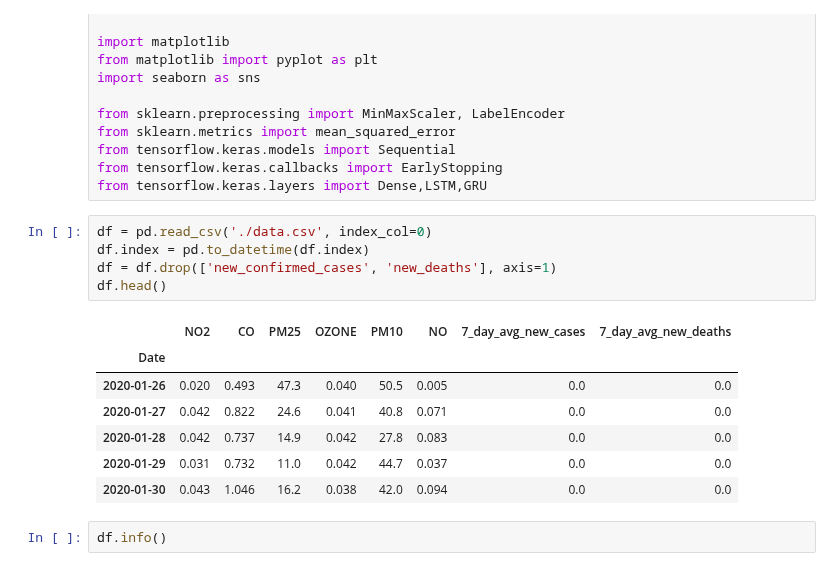
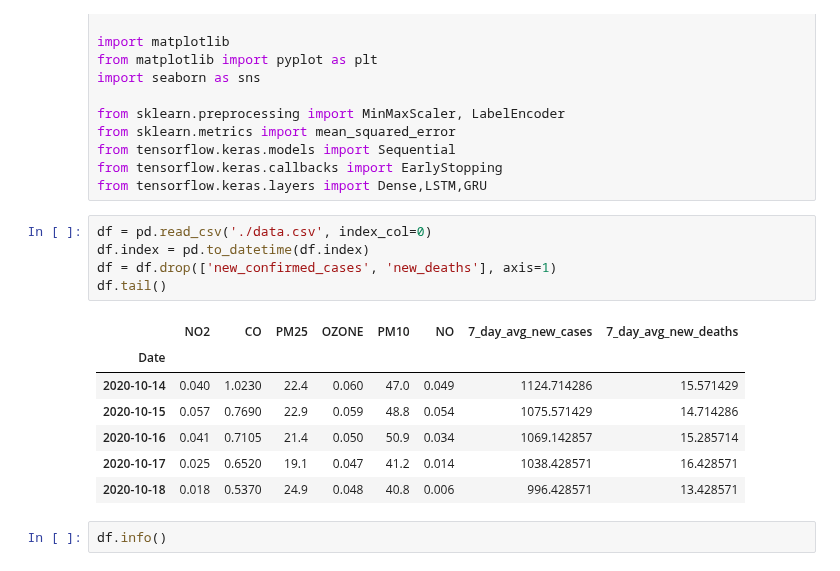
Before and after one commit to kevinmarlis/air-pollution-and-health, a Jupyter notebook: Covid/Combined LSTM w Multiple Input Days.ipynb, the cells around one changed output. Saved outputs shown, nothing was run; the diff lists cells and outputs as text.

```diff
--- a/Covid/Combined LSTM w Multiple Input Days.ipynb
+++ b/Covid/Combined LSTM w Multiple Input Days.ipynb
@@ -15,16 +15,16 @@ from tensorflow.keras.layers import Dense,LSTM,GRU
 # %%
 df = pd.read_csv('./data.csv', index_col=0)
 df.index = pd.to_datetime(df.index)
 df = df.drop(['new_confirmed_cases', 'new_deaths'], axis=1)
-df.head()
+df.tail()
 # %% [output]
 |  | NO2 | CO | PM25 | OZONE | PM10 | NO | 7_day_avg_new_cases | 7_day_avg_new_deaths |
 | Date |  |  |  |  |  |  |  |  |
-| 2020-01-26 | 0.020 | 0.493 | 47.3 | 0.040 | 50.5 | 0.005 | 0.0 | 0.0 |
-| 2020-01-27 | 0.042 | 0.822 | 24.6 | 0.041 | 40.8 | 0.071 | 0.0 | 0.0 |
-| 2020-01-28 | 0.042 | 0.737 | 14.9 | 0.042 | 27.8 | 0.083 | 0.0 | 0.0 |
-| 2020-01-29 | 0.031 | 0.732 | 11.0 | 0.042 | 44.7 | 0.037 | 0.0 | 0.0 |
-| 2020-01-30 | 0.043 | 1.046 | 16.2 | 0.038 | 42.0 | 0.094 | 0.0 | 0.0 |
+| 2020-10-14 | 0.040 | 1.0230 | 22.4 | 0.060 | 47.0 | 0.049 | 1124.714286 | 15.571429 |
+| 2020-10-15 | 0.057 | 0.7690 | 22.9 | 0.059 | 48.8 | 0.054 | 1075.571429 | 14.714286 |
+| 2020-10-16 | 0.041 | 0.7105 | 21.4 | 0.050 | 50.9 | 0.034 | 1069.142857 | 15.285714 |
+| 2020-10-17 | 0.025 | 0.6520 | 19.1 | 0.047 | 41.2 | 0.014 | 1038.428571 | 16.428571 |
+| 2020-10-18 | 0.018 | 0.5370 | 24.9 | 0.048 | 40.8 | 0.006 | 996.428571 | 13.428571 |
 # %%
 df.info()
 # %% [output]
```
Also changed, not shown: parts of 5 cells of this notebook, 9 other files.
